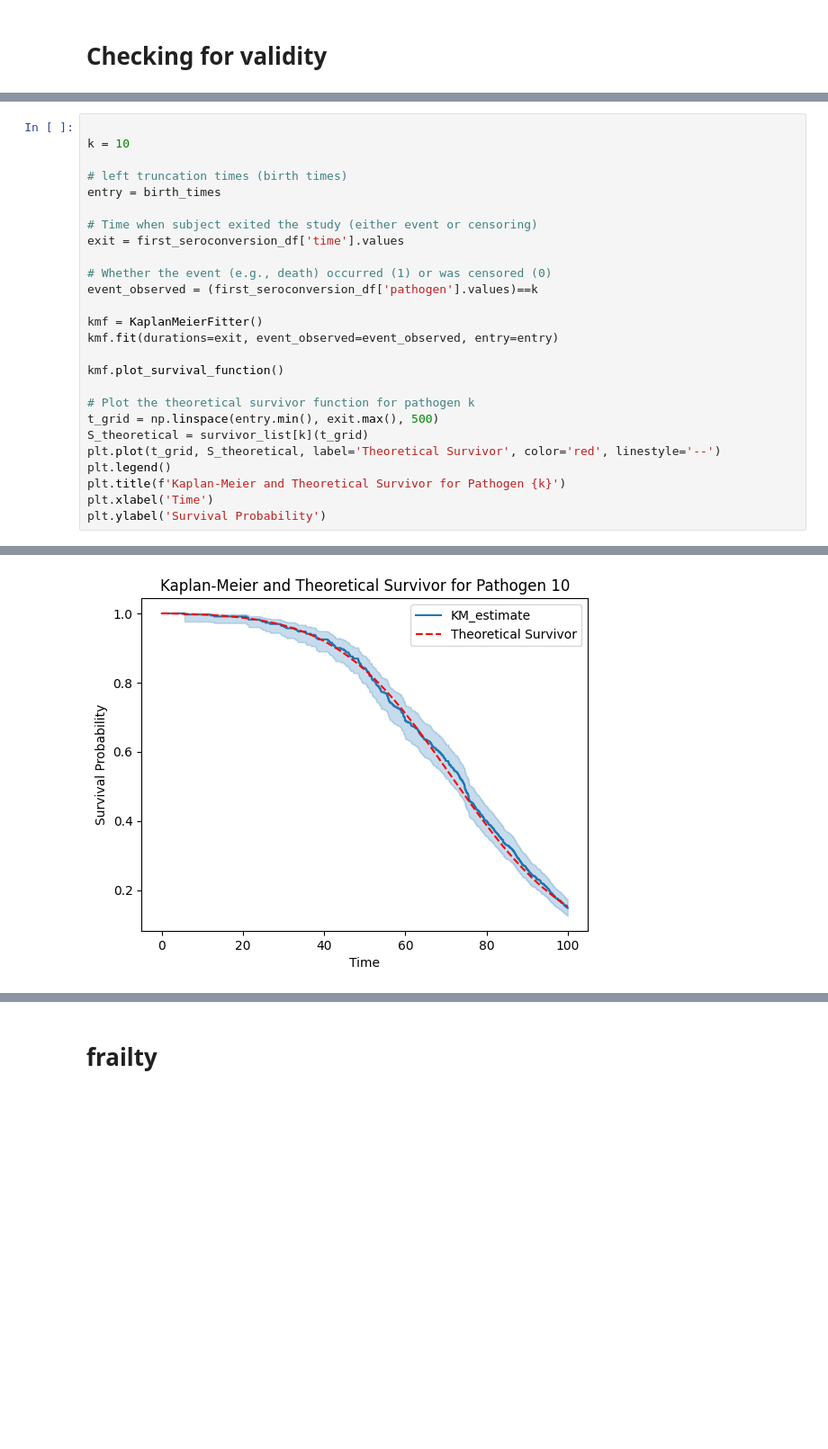
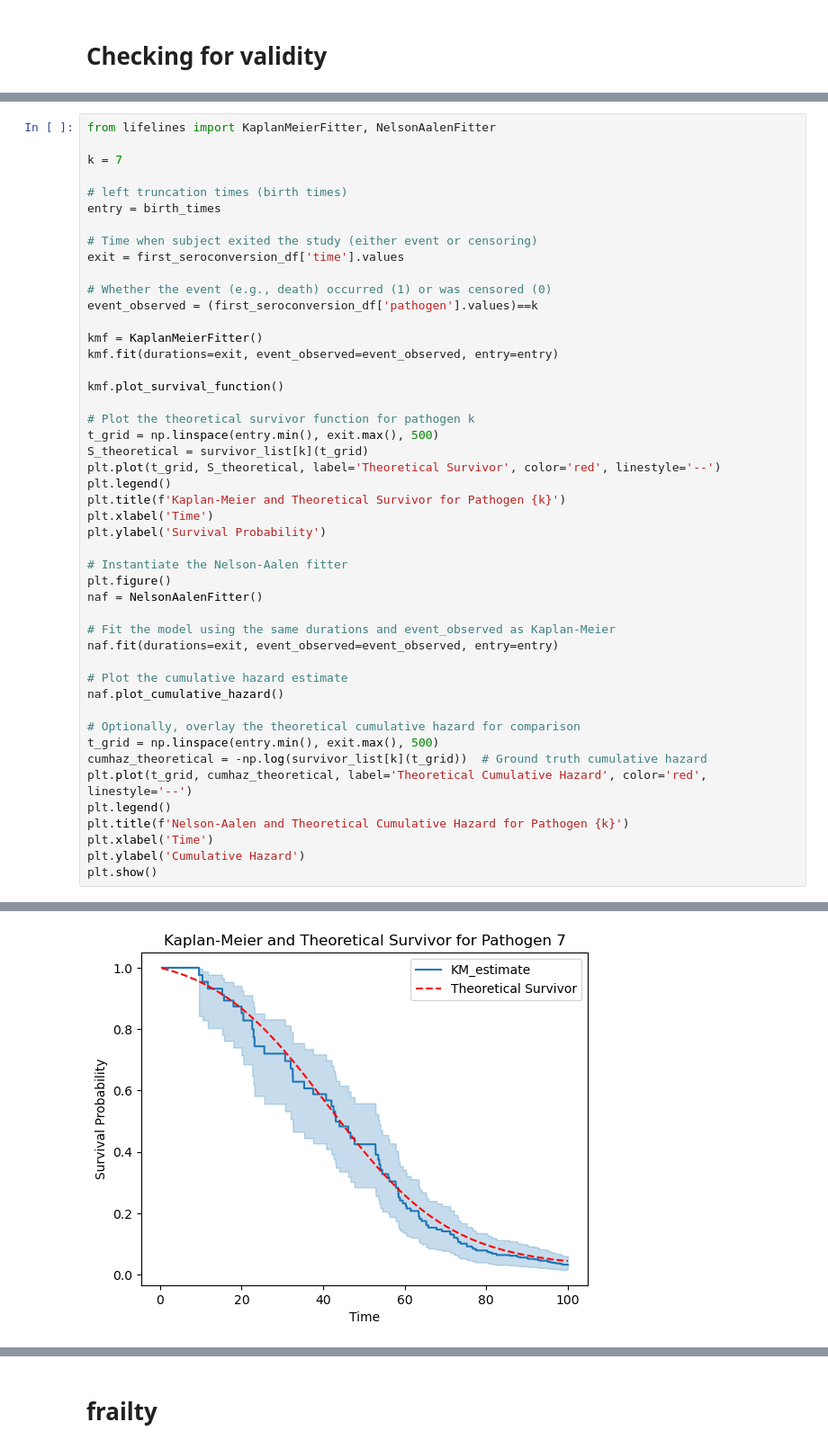
Before and after one commit to aleggs0/multipathogen-sero, a Jupyter notebook: notebooks/simulate.ipynb, the cells around one changed output, grey strips where cells are left out. Shown: that part at 90% size. Drawn from its saved outputs; the diff is of its cells as text; blank space fills up the shorter version.

```diff
--- a/notebooks/simulate.ipynb
+++ b/notebooks/simulate.ipynb
@@ -255,6 +394,7 @@ first_seroconversion_df
 # %%
+from lifelines import KaplanMeierFitter, NelsonAalenFitter
 
-k = 10
+k = 7
 
 # left truncation times (birth times)
 entry = birth_times
@@ -278,4 +418,24 @@ plt.legend()
 plt.title(f'Kaplan-Meier and Theoretical Survivor for Pathogen {k}')
 plt.xlabel('Time')
 plt.ylabel('Survival Probability')
+
+# Instantiate the Nelson-Aalen fitter
+plt.figure()
+naf = NelsonAalenFitter()
+
+# Fit the model using the same durations and event_observed as Kaplan-Meier
+naf.fit(durations=exit, event_observed=event_observed, entry=entry)
+
+# Plot the cumulative hazard estimate
+naf.plot_cumulative_hazard()
+
+# Optionally, overlay the theoretical cumulative hazard for comparison
+t_grid = np.linspace(entry.min(), exit.max(), 500)
+cumhaz_theoretical = -np.log(survivor_list[k](t_grid))  # Ground truth cumulative hazard
+plt.plot(t_grid, cumhaz_theoretical, label='Theoretical Cumulative Hazard', color='red', linestyle='--')
+plt.legend()
+plt.title(f'Nelson-Aalen and Theoretical Cumulative Hazard for Pathogen {k}')
+plt.xlabel('Time')
+plt.ylabel('Cumulative Hazard')
+plt.show()
 # %% [output]
@@ -283 +442 @@ Text(0, 0.5, 'Survival Probability')
-[figure, old version]
+[figure, new version]
```
Also changed, not shown: parts of 31 cells of this notebook, 4 other files.
